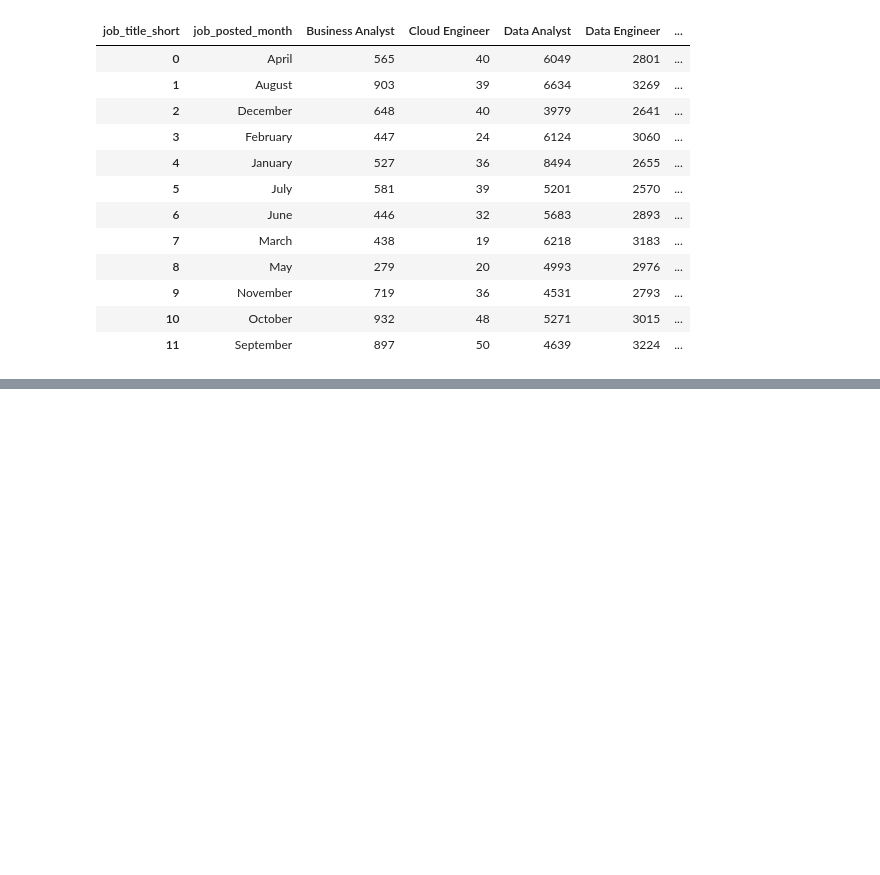
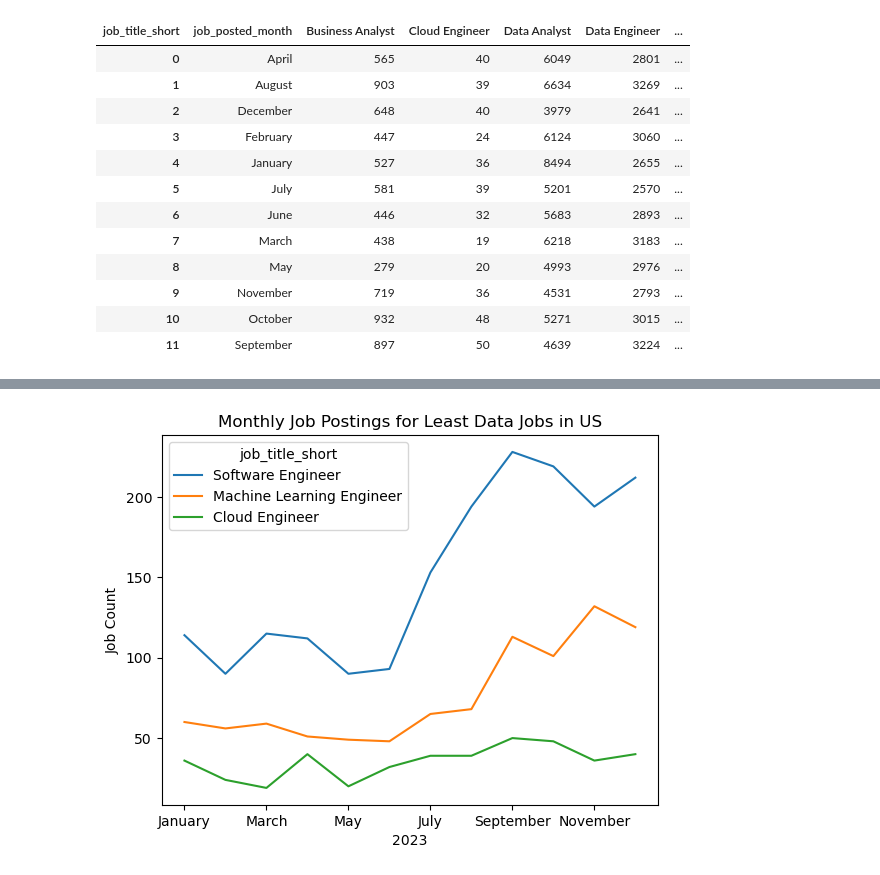
Before and after one commit to Mitchell-Ngetich/Python, a Jupyter notebook: Mitch/2_Advanced/7_Job_Demand.ipynb, the cells around one changed output, grey strips where cells are left out. Cells and saved outputs as stored; diff of their text form; code cells hidden in the pictures; blank space fills up the shorter version.

```diff
--- a/Mitch/2_Advanced/7_Job_Demand.ipynb
+++ b/Mitch/2_Advanced/7_Job_Demand.ipynb
@@ -62,6 +63,7 @@ df_US_pivot
 | 10 | October | 932 | 48 | 5271 | 3015 | ... |
 | 11 | September | 897 | 50 | 4639 | 3224 | ... |
 # %%
-df_US_pivot["month_no"] = pd.to_datetime(df_US_pivot["job_posted_month"], format="%B")
-df_US_pivot["month_no"]
+df_US_pivot["month_no"] = pd.to_datetime(df_US_pivot["job_posted_month"], format="%B").dt.month #converts the month name string into datetime object
+# .dt.month- extracts numeric month from the datetime object
+df_US_pivot
 # %% [output]
@@ -80,0 +83,6 @@ Name: month_no, dtype: datetime64[ns]
+# %%
+df_US_pivot.sort_values("month_no", inplace=True)
+df_US_pivot.set_index("job_posted_month", inplace=True) # sets the column of now "job_posted_month" to became its index ie row label
+df_US_pivot.drop(columns="month_no")
+
+# NB- inplace=True is directly applying change to df instead of creating a new copy
@@ -80,0 +115,9 @@ Name: month_no, dtype: datetime64[ns]
+# %%
+last_3 = df_US["job_title_short"].value_counts().tail(3).index.to_list()
+df_US_pivot[last_3].plot(kind="line")
+plt.xlabel("2023")
+plt.ylabel("Job Count")
+plt.title("Monthly Job Postings for Least Data Jobs in US")
+plt.show()
+# %% [output]
+[figure, added]
```
Also changed, not shown: parts of 5 cells of this notebook, 8 other files.
